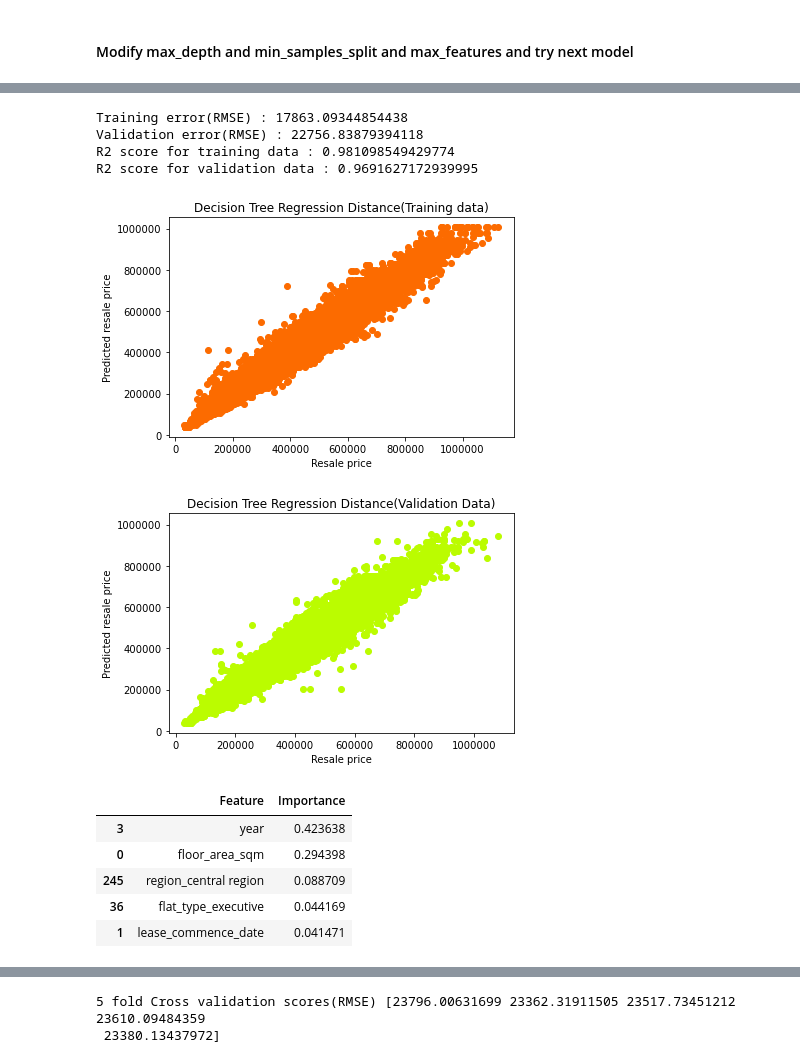
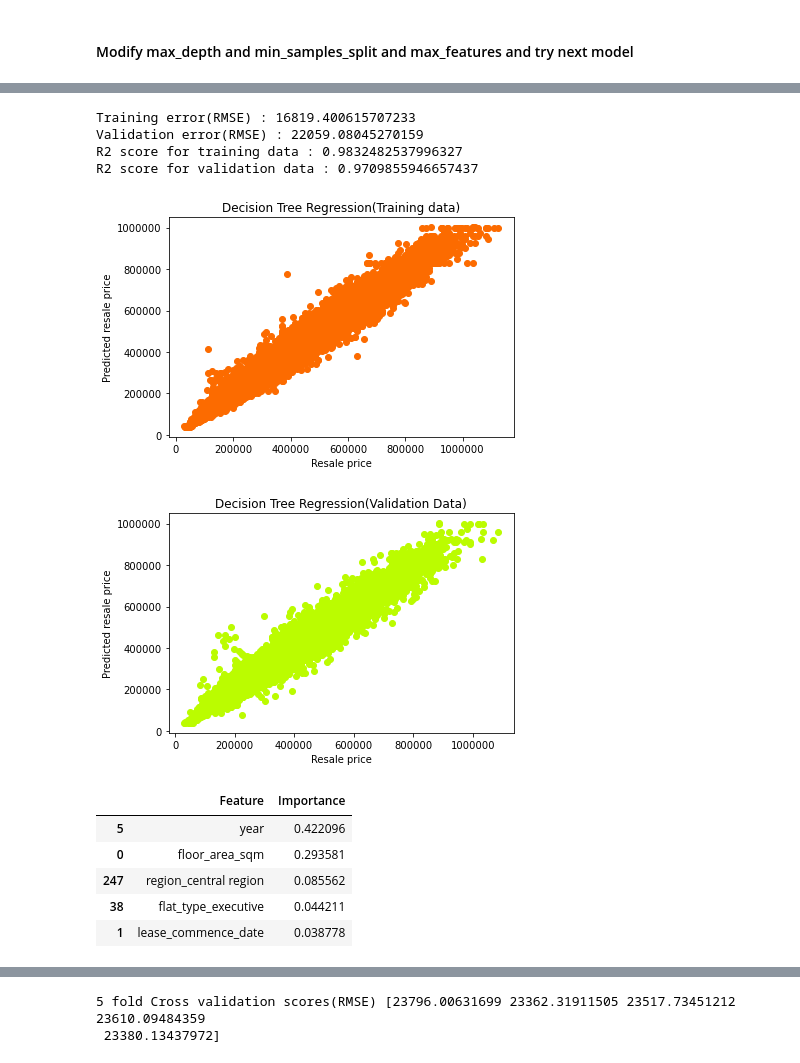
Before and after one commit to dheeraj-sn/hdb_resale_price_prediction, a Jupyter notebook: Core_dataset_Model_Training.ipynb, the cells around one changed output, grey strips where cells are left out. Drawn from its saved outputs; the diff is of its cells as text; code cells hidden in the pictures.

```diff
--- a/Core_dataset_Model_Training.ipynb
+++ b/Core_dataset_Model_Training.ipynb
@@ -113,8 +113,8 @@ drop_columns = [
     "lat_long",
     "block",
     "street_name",
-    "latitude",
-    "longitude"
+    #"latitude",
+    #"longitude"
 ]
 # %% [markdown]
 ### Drop the selected columns
@@ -270,15 +272,15 @@ print("Validation error(RMSE) :",mean_squared_error(val_y,val_prediction , squar
 print("R2 score for training data :",r2_score(train_y,train_prediction))
 print("R2 score for validation data :",r2_score(val_y,val_prediction))
 # %% [output]
-Training error(RMSE) : 17863.09344854438
-Validation error(RMSE) : 22756.83879394118
-R2 score for training data : 0.981098549429774
-R2 score for validation data : 0.9691627172939995
+Training error(RMSE) : 16819.400615707233
+Validation error(RMSE) : 22059.08045270159
+R2 score for training data : 0.9832482537996327
+R2 score for validation data : 0.9709855946657437
 # %%
 #plt.figure(figsize=(10,8))
 plt.scatter(x=train_y,y=train_prediction, color = '#FC6B00')
 #plt.scatter(val_prediction, val_y, color = 'green')
-plt.title('Decision Tree Regression Distance(Training data)')
+plt.title('Decision Tree Regression(Training data)')
 plt.xlabel('Resale price')
 plt.ylabel('Predicted resale price')
 plt.ticklabel_format(useOffset=False,style='plain')
@@ -286,29 +288,29 @@ plt.tight_layout()
 plt.savefig("./dt_2_core_training_data.tiff",dpi=300)
 plt.show()
 # %% [output]
-[figure, old version]
+[figure, new version]
 # %%
 plt.scatter(x=val_y,y=val_prediction, color = '#BBFC00')
-plt.title('Decision Tree Regression Distance(Validation Data)')
+plt.title('Decision Tree Regression(Validation Data)')
 plt.xlabel('Resale price')
 plt.ylabel('Predicted resale price')
 plt.ticklabel_format(useOffset=False,style='plain')
 plt.tight_layout()
 plt.savefig("./dt_2_core_validation_data.tiff",dpi=300)
 plt.show()
 # %% [output]
-[figure, old version]
+[figure, new version]
 # %%
 dt_2_feature_importance = pd.DataFrame({'Feature':train_x.columns,'Importance':dt_2.feature_importances_}).sort_values('Importance', ascending=False)
 # %%
 dt_2_feature_importance.head()
 # %% [output]
 |  | Feature | Importance |
-| 3 | year | 0.423638 |
-| 0 | floor_area_sqm | 0.294398 |
-| 245 | region_central region | 0.088709 |
-| 36 | flat_type_executive | 0.044169 |
-| 1 | lease_commence_date | 0.041471 |
+| 5 | year | 0.422096 |
+| 0 | floor_area_sqm | 0.293581 |
+| 247 | region_central region | 0.085562 |
+| 38 | flat_type_executive | 0.044211 |
+| 1 | lease_commence_date | 0.038778 |
 # %%
 sns.barplot(y='Feature', x='Importance', data=dt_2_feature_importance.head(10))
 plt.tight_layout()
```
Also changed, not shown: parts of 42 cells of this notebook.
